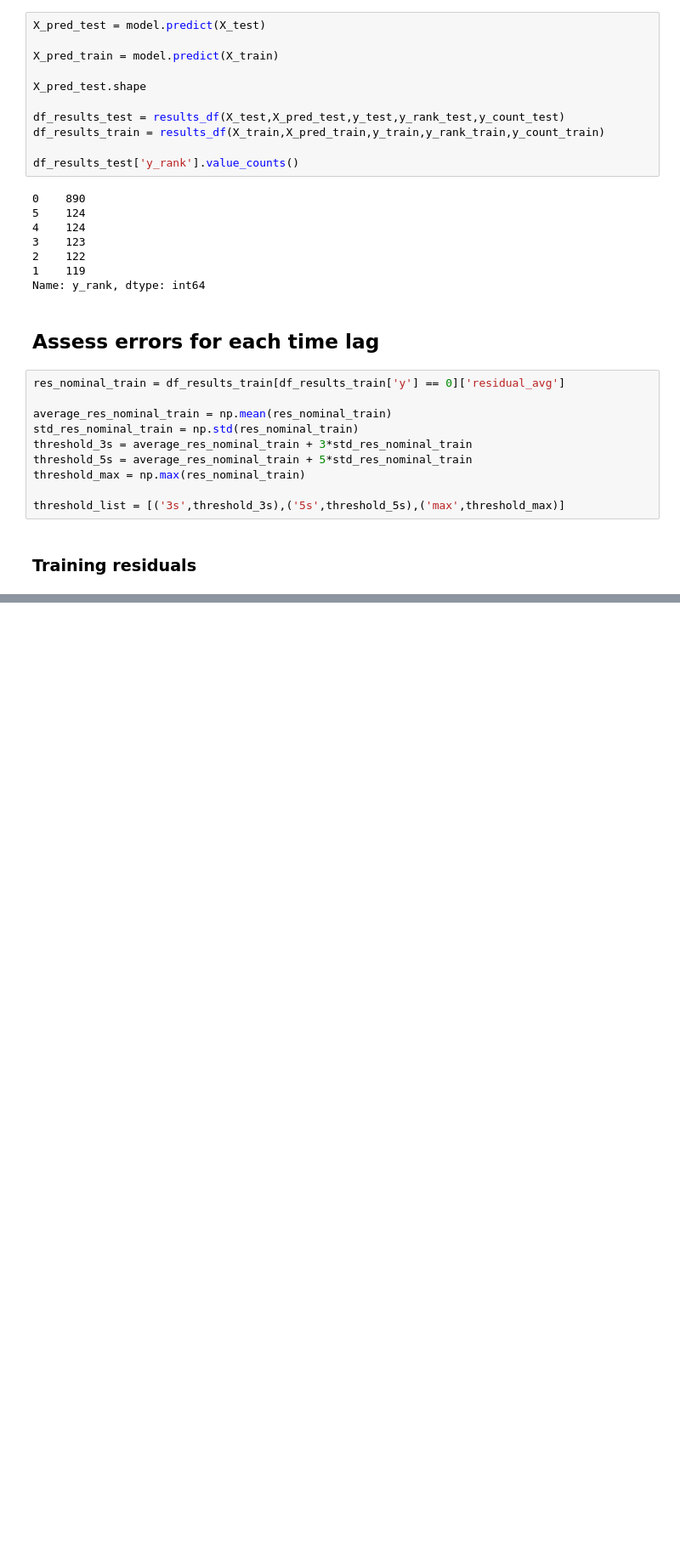
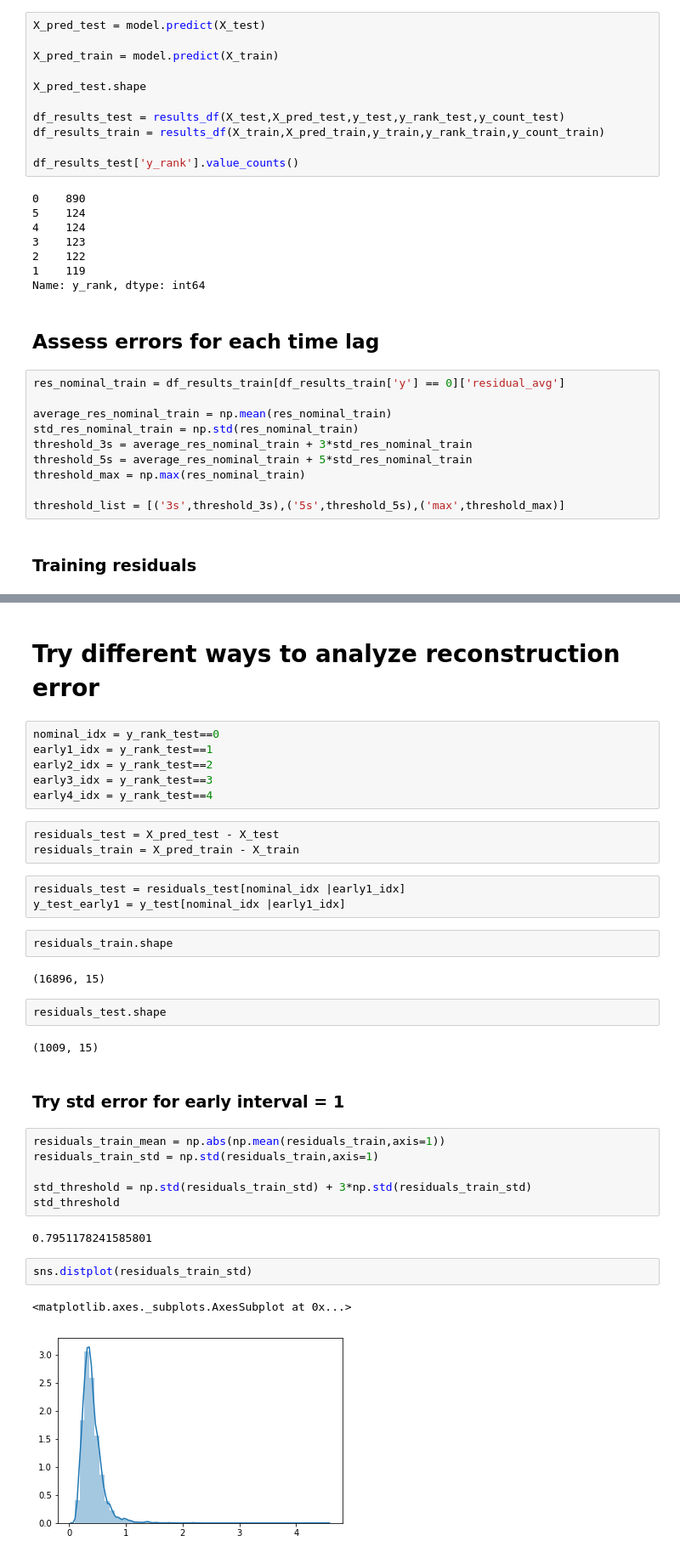
Before and after one commit to peterchen94/autoencoders, a Jupyter notebook: code/papermill/autoencoder_var_sel.ipynb, the cells around one changed output, grey strips where cells are left out. Shown: that part at 85% size. Saved outputs shown, nothing was run; the diff lists cells and outputs as text; blank space fills up the shorter version.

```diff
--- a/code/papermill/autoencoder_var_sel.ipynb
+++ b/code/papermill/autoencoder_var_sel.ipynb
@@ -279,0 +276,37 @@ plt.ylim((0,.75))
+# %% [markdown]
+# Try different ways to analyze reconstruction error
+# %%
+nominal_idx = y_rank_test==0
+early1_idx = y_rank_test==1
+early2_idx = y_rank_test==2
+early3_idx = y_rank_test==3
+early4_idx = y_rank_test==4
+# %%
+residuals_test = X_pred_test - X_test
+residuals_train = X_pred_train - X_train
+# %%
+residuals_test = residuals_test[nominal_idx |early1_idx]
+y_test_early1 = y_test[nominal_idx |early1_idx]
+# %%
+residuals_train.shape
+# %% [output]
+(16896, 15)
+# %%
+residuals_test.shape
+# %% [output]
+(1009, 15)
+# %% [markdown]
+### Try std error for early interval = 1
+# %%
+residuals_train_mean = np.abs(np.mean(residuals_train,axis=1))
+residuals_train_std = np.std(residuals_train,axis=1)
+
+std_threshold = np.std(residuals_train_std) + 3*np.std(residuals_train_std)
+std_threshold
+# %% [output]
+0.7951178241585801
+# %%
+sns.distplot(residuals_train_std)
+# %% [output]
+<matplotlib.axes._subplots.AxesSubplot at 0x...>
+[figure, added]
```
Also changed, not shown: parts of 20 cells of this notebook, 10 other files.
